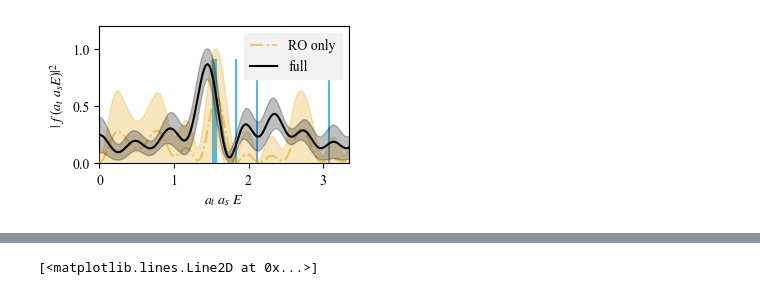
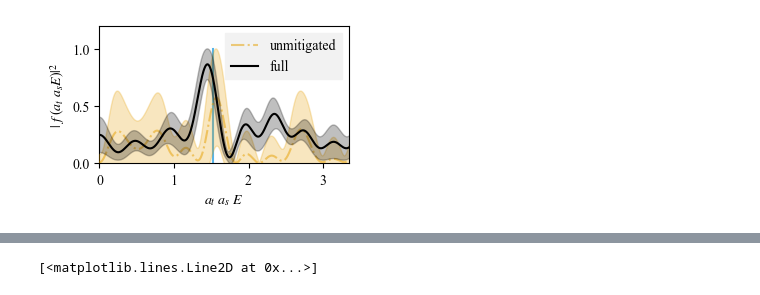
Before and after one commit to hlammiv/z2_matter_qc, a Jupyter notebook: simulation_main/rundata/fourieranalysis/fittest (1).ipynb, the cells around one changed output, grey strips where cells are left out. Saved outputs shown, nothing was run; the diff lists cells and outputs as text; code cells hidden in the pictures.

```diff
--- a/simulation_main/rundata/fourieranalysis/fittest (1).ipynb
+++ b/simulation_main/rundata/fourieranalysis/fittest (1).ipynb
@@ -80,34 +80,34 @@ mid1 /= np.max(high1)
 low1 /= np.max(high1)
 high1 /= np.max(high1)
 dtype = [('freq', float), ('high', float), ('low', float)]
 arrh = np.array([(data_fftfreq[i], high1[i], low1[i]) for i in range(len(high1))], dtype=dtype)
 arrh = np.sort(arrh, order=['freq'])
 arr = np.array([list(arr_h) for arr_h in arrh])
 plt.fill_between(arr[:, 0] * 2 * np.pi, arr[:, 1], arr[:, 2], color=list(colors[c2]) + [0.25], zorder= 15)
-plt.plot(arr[:, 0] * 2 * np.pi, (arr[:, 1] + arr[:, 2]) / 2, color=list(colors[c2]) + [0.5], ls='-.', label='RO only', zorder=20)
+plt.plot(arr[:, 0] * 2 * np.pi, (arr[:, 1] + arr[:, 2]) / 2, color=list(colors[c2]) + [0.5], ls='-.', label='unmitigated', zorder=20)
 
 mid2 = data_dft_abs2_means1
 high2 = mid2 + data_dft_abs2_stdev1
 low2 = mid2 - data_dft_abs2_stdev1
 mid2 /= np.max(high2)
 low2 /= np.max(high2)
 high2 /= np.max(high2)
 dtype = [('freq', float), ('high', float), ('low', float)]
 arrh = np.array([(data_fftfreq[i], high2[i], low2[i]) for i in range(len(high2))], dtype=dtype)
 arrh = np.sort(arrh, order=['freq'])
 arr = np.array([list(arr_h) for arr_h in arrh])
 plt.fill_between(arr[:, 0] * 2 * np.pi, arr[:, 1], arr[:, 2], color=list(colors[0]) + [0.25], zorder = 100)
 plt.plot(arr[:, 0] * 2 * np.pi, (arr[:, 1] + arr[:, 2]) / 2, color='k', label='full', zorder=85)
 
-for i in range(len(exact_energies)):
-    plt.plot([exact_energies[i]] * 2, [0, 0.9], color=colors[2], zorder=0)
+for i in range(1):
+    plt.plot([exact_energies[i]] * 2, [0, 1.0], color=colors[2], zorder=0)
 plt.xlabel(r'$a_t~a_s~E$')
 plt.ylabel(r'$\vert ~f~(a_t~a_s E) \vert^2$')
 plt.xlim(0, np.pi + 0.2)
 plt.ylim(0, 1.2)
 plt.legend(framealpha=1, shadow=False, edgecolor=(0.95, 0.95, 0.95),
            facecolor=(0.95, 0.95, 0.95), ncol=1, fancybox=False, )
 plt.tight_layout()
 plt.savefig('fourierns4m2v2.pdf')
 # %% [output]
-[figure, old version]
+[figure, new version]
```
Also changed, not shown: parts of 1 cell of this notebook, 23 other files.
